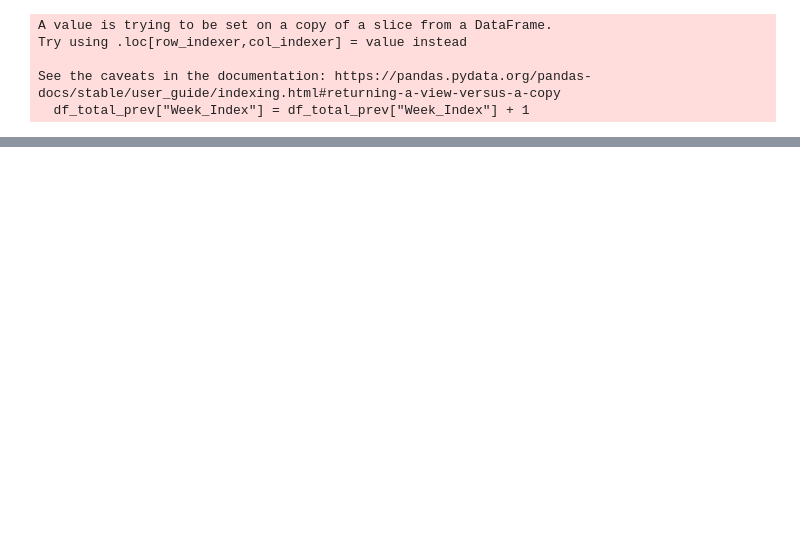
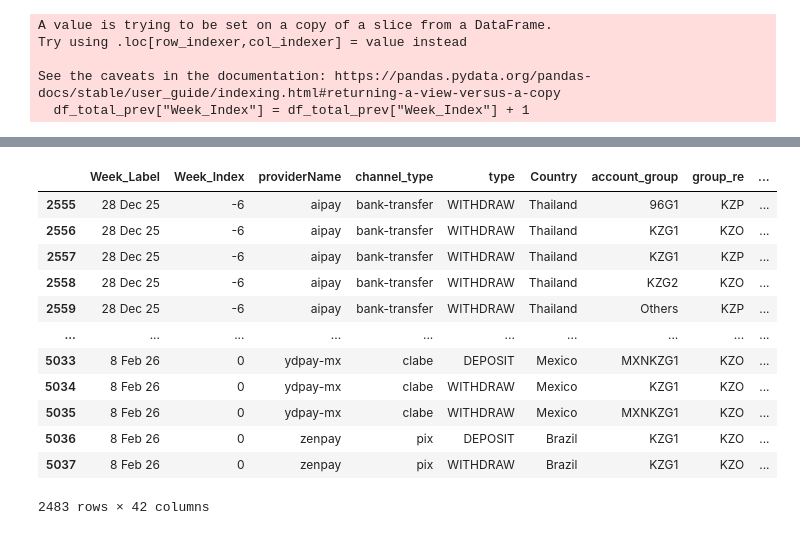
Before and after one commit to Cody0002/PGW-Health-Pipeline, a Jupyter notebook: transform_data.ipynb, the cells around one changed output, grey strips where cells are left out. Saved outputs shown, nothing was run; the diff lists cells and outputs as text; code cells hidden in the pictures; blank space fills up the shorter version.

```diff
--- a/transform_data.ipynb
+++ b/transform_data.ipynb
@@ -881,0 +931,16 @@ Done!
+# %%
+df_grouped_concat
+# %% [output]
+|  | Week_Label | Week_Index | providerName | channel_type | type | Country | account_group | group_re | ... |
+| 2555 | 28 Dec 25 | -6 | aipay | bank-transfer | WITHDRAW | Thailand | 96G1 | KZP | ... |
+| 2556 | 28 Dec 25 | -6 | aipay | bank-transfer | WITHDRAW | Thailand | KZG1 | KZO | ... |
+| 2557 | 28 Dec 25 | -6 | aipay | bank-transfer | WITHDRAW | Thailand | KZG1 | KZP | ... |
+| 2558 | 28 Dec 25 | -6 | aipay | bank-transfer | WITHDRAW | Thailand | KZG2 | KZO | ... |
+| 2559 | 28 Dec 25 | -6 | aipay | bank-transfer | WITHDRAW | Thailand | Others | KZP | ... |
+| ... | ... | ... | ... | ... | ... | ... | ... | ... | ... |
+| 5033 | 8 Feb 26 | 0 | ydpay-mx | clabe | DEPOSIT | Mexico | MXNKZG1 | KZO | ... |
+| 5034 | 8 Feb 26 | 0 | ydpay-mx | clabe | WITHDRAW | Mexico | KZG1 | KZO | ... |
+| 5035 | 8 Feb 26 | 0 | ydpay-mx | clabe | WITHDRAW | Mexico | MXNKZG1 | KZO | ... |
+| 5036 | 8 Feb 26 | 0 | zenpay | pix | DEPOSIT | Brazil | KZG1 | KZO | ... |
+| 5037 | 8 Feb 26 | 0 | zenpay | pix | WITHDRAW | Brazil | KZG1 | KZO | ... |
+2483 rows × 42 columns
```
Also changed, not shown: parts of 23 cells of this notebook, 2 other files.
